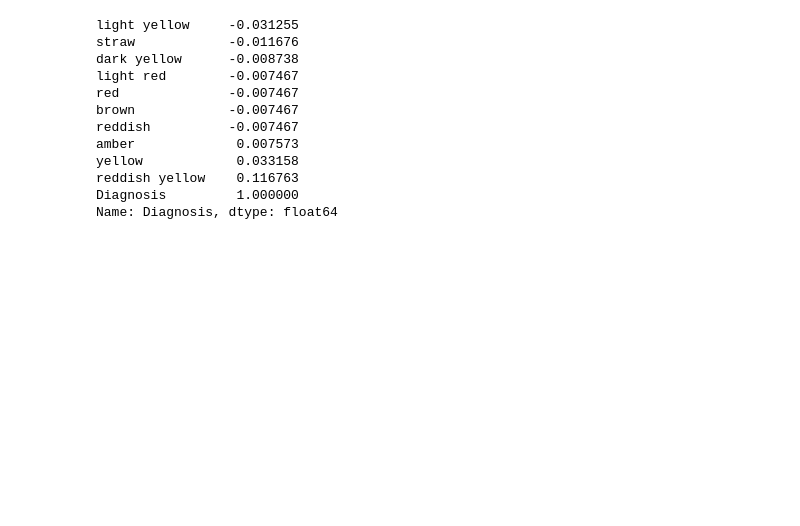
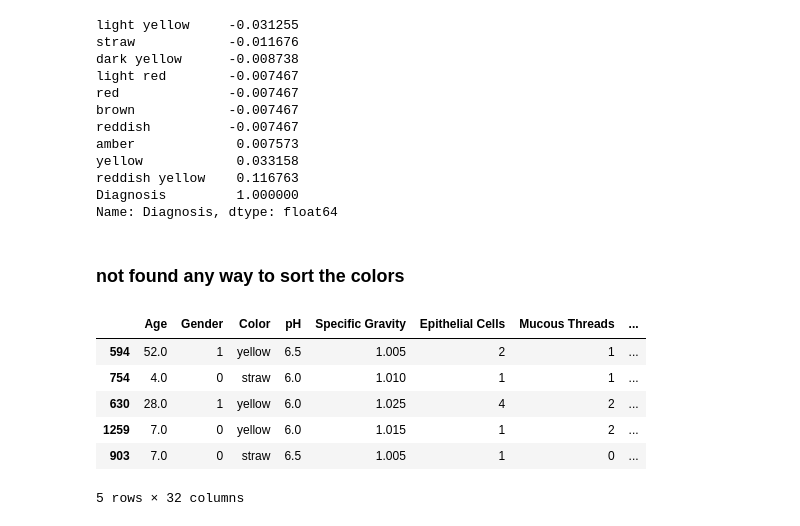
Before and after one commit to LiorShiboli/urinakysis-analysis, a Jupyter notebook: notebooks/analysis.ipynb, the cells around one changed output. Saved outputs shown, nothing was run; the diff lists cells and outputs as text; code cells hidden in the pictures; blank space fills up the shorter version.

```diff
--- a/notebooks/analysis.ipynb
+++ b/notebooks/analysis.ipynb
@@ -248,3 +249,15 @@ yellow            0.033158
 reddish yellow    0.116763
 Diagnosis         1.000000
 Name: Diagnosis, dtype: float64
+# %% [markdown]
+### not found any way to sort the colors
+# %%
+df.head()
+# %% [output]
+|  | Age | Gender | Color | pH | Specific Gravity | Epithelial Cells | Mucous Threads | ... |
+| 594 | 52.0 | 1 | yellow | 6.5 | 1.005 | 2 | 1 | ... |
+| 754 | 4.0 | 0 | straw | 6.0 | 1.010 | 1 | 1 | ... |
+| 630 | 28.0 | 1 | yellow | 6.0 | 1.025 | 4 | 2 | ... |
+| 1259 | 7.0 | 0 | yellow | 6.0 | 1.015 | 1 | 2 | ... |
+| 903 | 7.0 | 0 | straw | 6.5 | 1.005 | 1 | 0 | ... |
+5 rows × 32 columns
```
Also changed, not shown: parts of 5 cells of this notebook.
